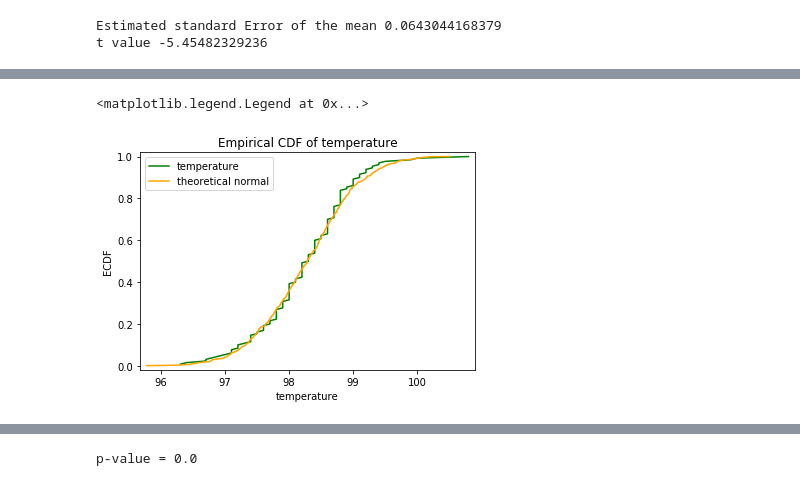
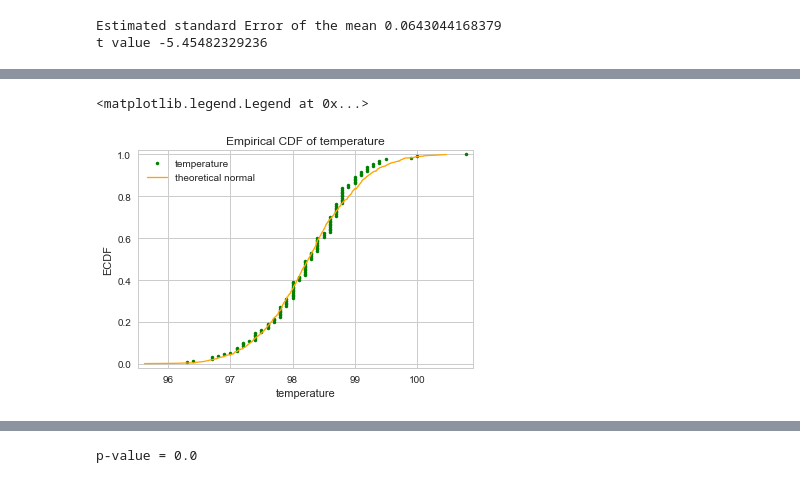
Before and after one commit to aparnack/data_science, a Jupyter notebook: exercises/human_temp/sliderule_dsi_inferential_statistics_exercise_1.ipynb, the cells around one changed output, grey strips where cells are left out. Drawn from its saved outputs; the diff is of its cells as text; code cells hidden in the pictures.

```diff
--- a/exercises/human_temp/sliderule_dsi_inferential_statistics_exercise_1.ipynb
+++ b/exercises/human_temp/sliderule_dsi_inferential_statistics_exercise_1.ipynb
@@ -60,7 +60,9 @@ You can include written notes in notebook cells using Markdown:
 import pandas as pd
 import matplotlib.pyplot as plt
 %matplotlib inline
-
+import seaborn as sns
+sns.set()
+sns.set_style('whitegrid')
 df = pd.read_csv('data/human_body_temperature.csv')
 # %%
 # Your work here.
@@ -121,38 +152,38 @@ plt.hist(df['temperature'],bins=10,normed=True)
 # %%
-# It is hard to figure out from histograms, due to binning bias. So, let's try ECDF
+# The function to find x,y for empirical CDF
 def ecdf(data):
     """Compute ECDF for a one-dimensional array of measurements."""
     # Number of data points: n
     n = len(data)
 
     # x-data for the ECDF: x
     x = np.sort(data)
 
     # y-data for the ECDF: y
     y = np.arange(1, n+1) / n
 
     return x, y
 
 # Call the ECDF and compare it with theoretical
 x_t,y_t = ecdf(df['temperature'])
 
-plt.plot(x_t,y_t,color='g')
+plt.plot(x_t,y_t,color='g',marker='.',linestyle='none')
 
 plt.margins(0.02)
 
 norm_th = np.random.normal(df['temperature'].mean(),df['temperature'].std(),size=1000)
 
 x_th,y_th = ecdf(norm_th)
 
-plt.plot(x_th,y_th,color='orange')
+plt.plot(x_th,y_th,color='orange',linewidth=1.3)
 
 plt.xlabel('temperature')
 
 plt.ylabel('ECDF')
 
 plt.title('Empirical CDF of temperature')
 
 plt.legend(['temperature','theoretical normal'])
 # %% [output]
 <matplotlib.legend.Legend at 0x...>
-[figure, old version]
+[figure, new version]
```
Also changed, not shown: parts of 40 cells of this notebook.
